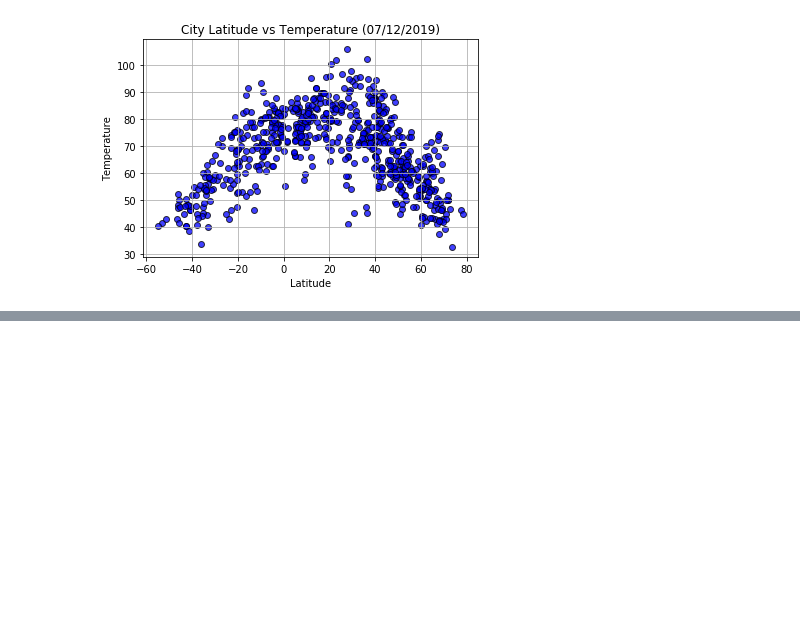
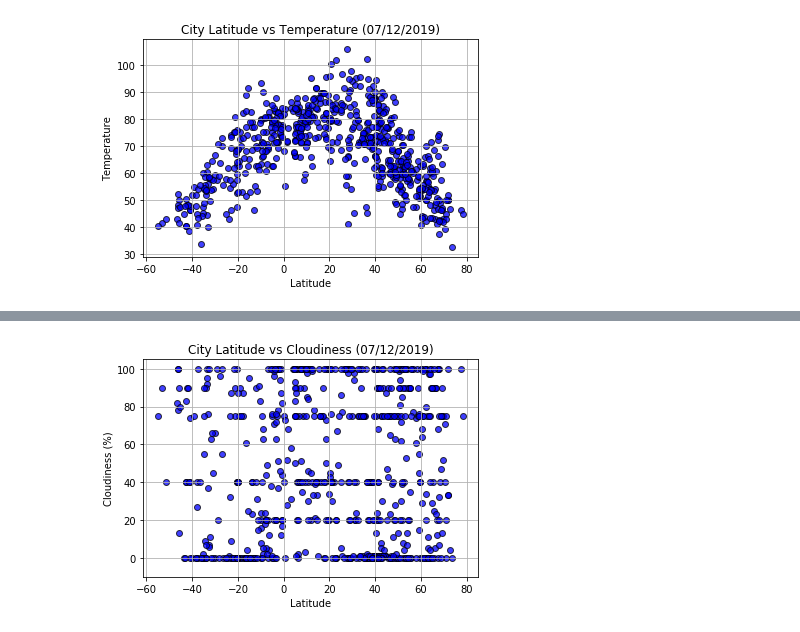
Before and after one commit to claridyd/WeatherPyHomework, a Jupyter notebook: WeatherPy.ipynb, the cells around one changed output, grey strips where cells are left out. Drawn from its saved outputs; the diff is of its cells as text; code cells hidden in the pictures; blank space fills up the shorter version.

```diff
--- a/WeatherPy.ipynb
+++ b/WeatherPy.ipynb
@@ -156,0 +175,10 @@ plt.grid()
+# %%
+#Latitude vs Cloudines Plot
+plt.scatter(lat, cloud, marker="o", facecolors = "blue", edgecolors="black", alpha=.75)
+plt.xlabel("Latitude")
+plt.ylabel("Cloudiness (%)")
+plt.ylim(-10,105)
+plt.title("City Latitude vs Cloudiness " + "(07/12/2019)" )
+plt.grid()
+# %% [output]
+[figure, added]
```
Also changed, not shown: parts of 6 cells of this notebook, 4 other files.
